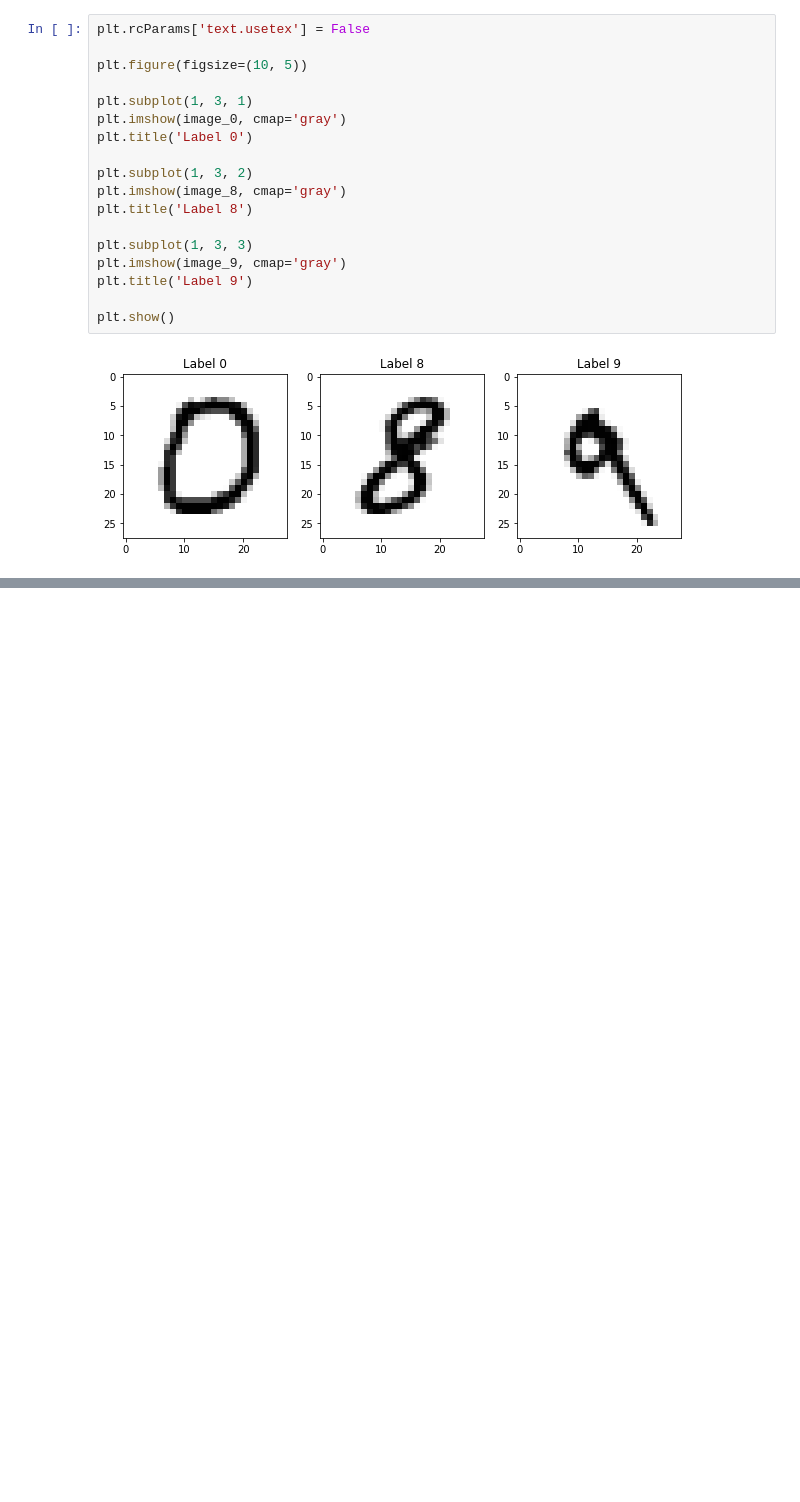
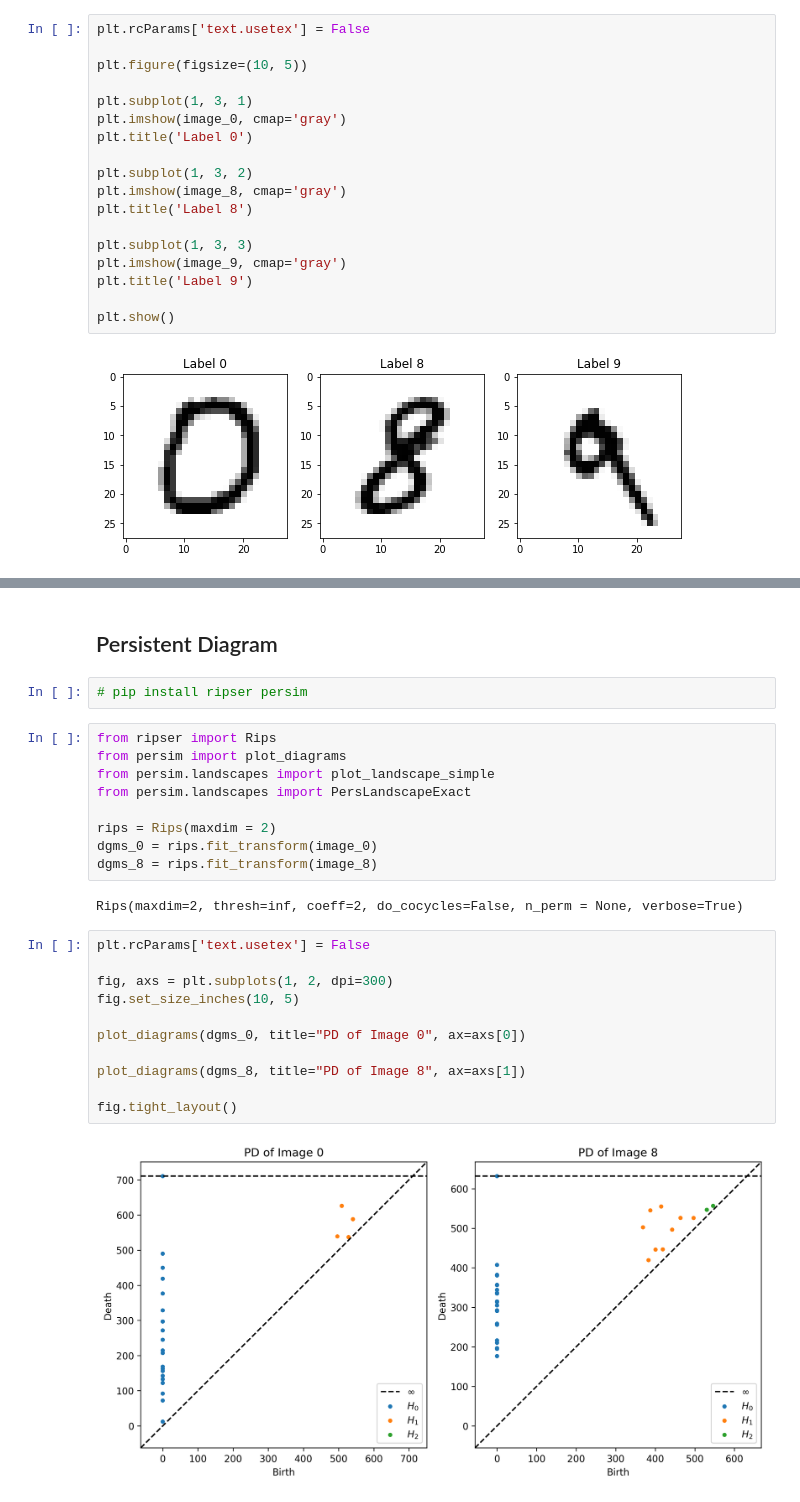
Before and after one commit to kennywang112/Tutorial, a Jupyter notebook: Persistent_Image.ipynb, the cells around one changed output, grey strips where cells are left out. Saved outputs shown, nothing was run; the diff lists cells and outputs as text; blank space fills up the shorter version.

```diff
--- a/Persistent_Image.ipynb
+++ b/Persistent_Image.ipynb
@@ -113,3 +118,31 @@ plot_persistence_diagram(pd_image_9, 'Persistence Diagram for Image 1')
 [figure]
 [figure]
 [figure]
+# %% [markdown]
+## Persistent Diagram
+# %%
+# pip install ripser persim
+# %%
+from ripser import Rips
+from persim import plot_diagrams
+from persim.landscapes import plot_landscape_simple
+from persim.landscapes import PersLandscapeExact
+
+rips = Rips(maxdim = 2)
+dgms_0 = rips.fit_transform(image_0)
+dgms_8 = rips.fit_transform(image_8)
+# %% [output]
+Rips(maxdim=2, thresh=inf, coeff=2, do_cocycles=False, n_perm = None, verbose=True)
+# %%
+plt.rcParams['text.usetex'] = False
+
+fig, axs = plt.subplots(1, 2, dpi=300)
+fig.set_size_inches(10, 5)
+
+plot_diagrams(dgms_0, title="PD of Image 0", ax=axs[0])
+
+plot_diagrams(dgms_8, title="PD of Image 8", ax=axs[1])
+
+fig.tight_layout()
+# %% [output]
+[figure, added]
```
Also changed, not shown: parts of 7 cells of this notebook.
